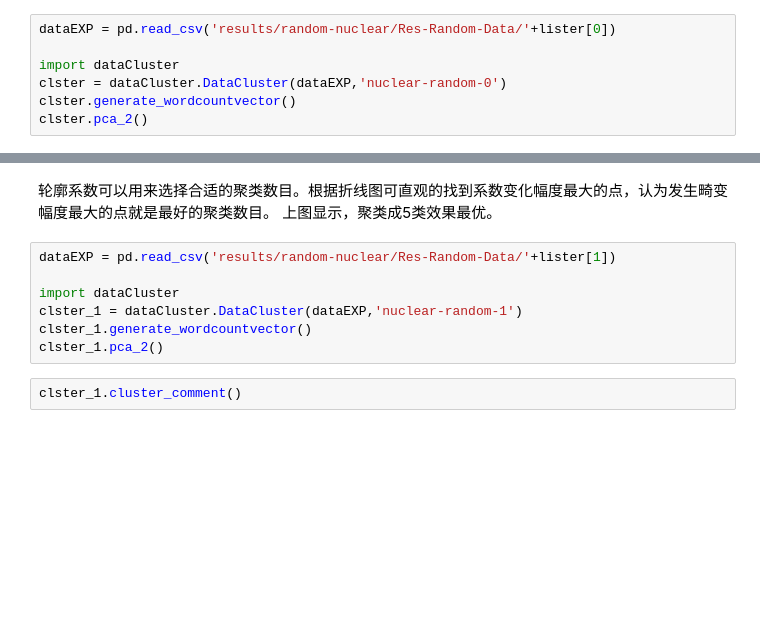
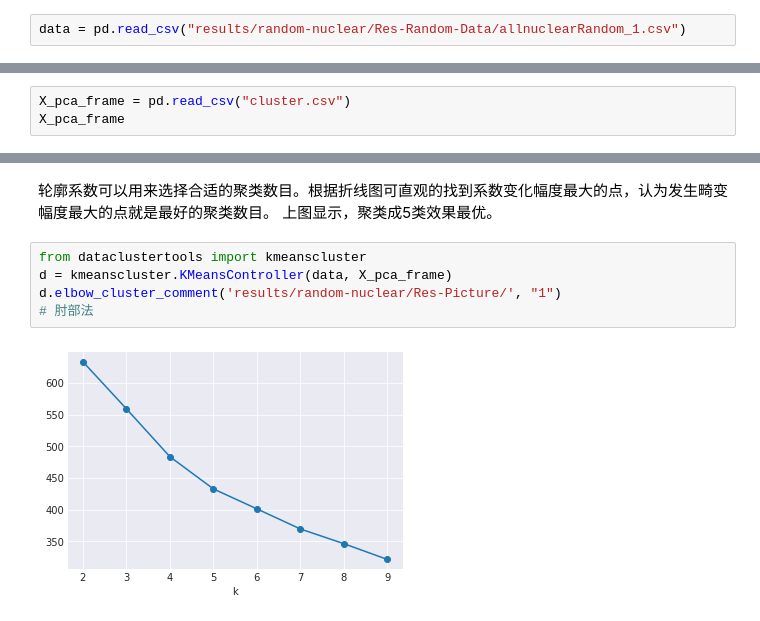
Before and after one commit to JunTheRipper/Social-Web-Mining, a Jupyter notebook: 2.社交媒体数据-切割文本+聚类.ipynb, the cells around one changed output, grey strips where cells are left out. Drawn from its saved outputs; the diff is of its cells as text; blank space fills up the shorter version.

```diff
--- a/2.社交媒体数据-切割文本+聚类.ipynb
+++ b/2.社交媒体数据-切割文本+聚类.ipynb
@@ -54,7 +62,2 @@ lister
 # %%
-dataEXP = pd.read_csv('results/random-nuclear/Res-Random-Data/'+lister[0])
-
-import dataCluster
-clster = dataCluster.DataCluster(dataEXP,'nuclear-random-0')
-clster.generate_wordcountvector()
-clster.pca_2()
+data = pd.read_csv("results/random-nuclear/Res-Random-Data/allnuclearRandom_1.csv")
@@ -82,0 +132,3 @@ clster.cluster_comment()
+# %%
+X_pca_frame = pd.read_csv("cluster.csv")
+X_pca_frame
@@ -83,12 +154,10 @@ clster.cluster_comment()
 # %% [markdown]
 轮廓系数可以用来选择合适的聚类数目。根据折线图可直观的找到系数变化幅度最大的点，认为发生畸变幅度最大的点就是最好的聚类数目。
 上图显示，聚类成5类效果最优。
-# %%
-dataEXP = pd.read_csv('results/random-nuclear/Res-Random-Data/'+lister[1])
-
-import dataCluster
-clster_1 = dataCluster.DataCluster(dataEXP,'nuclear-random-1')
-clster_1.generate_wordcountvector()
-clster_1.pca_2()
-# %%
-clster_1.cluster_comment()
+# %%
+from dataclustertools import kmeanscluster
+d = kmeanscluster.KMeansController(data, X_pca_frame)
+d.elbow_cluster_comment('results/random-nuclear/Res-Picture/', "1")
+# 肘部法
+# %% [output]
+[figure, added]
```
Also changed, not shown: parts of 28 cells of this notebook.
